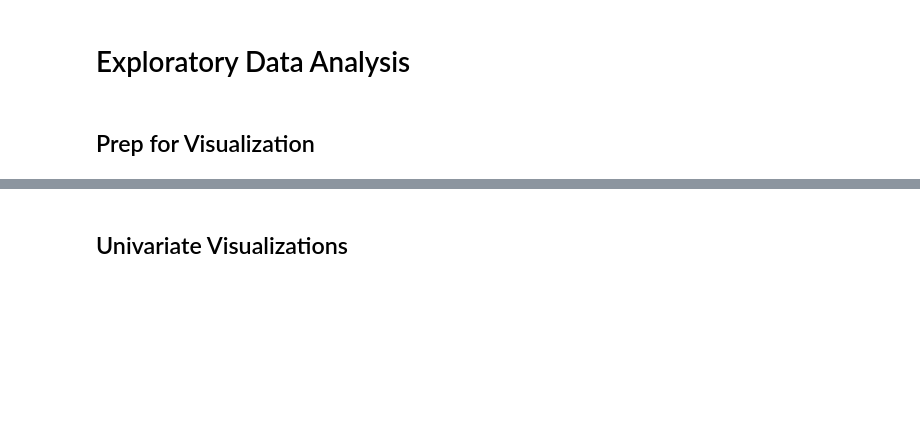
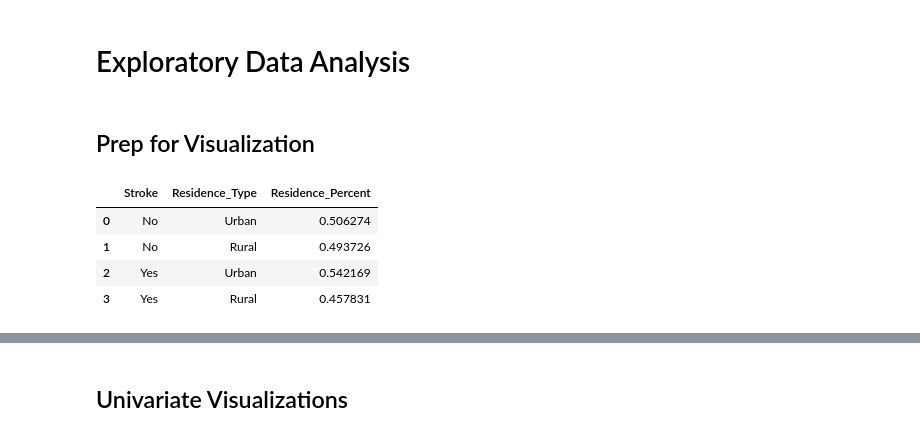
Before and after one commit to Pharmasith/Data-Science-Project-2, a Jupyter notebook: Project_2_Part_3.ipynb, the cells around one changed output, grey strips where cells are left out. Cells and saved outputs as stored; diff of their text form; code cells hidden in the pictures; blank space fills up the shorter version.

```diff
--- a/Project_2_Part_3.ipynb
+++ b/Project_2_Part_3.ipynb
@@ -460,3 +460,12 @@ def age_cohort(age):
 
 vis_df['age group'] = vis_df['Age'].apply(age_cohort)
 vis_df.sort_values('age group', inplace = True)
+# %%
+vis_residence_percent = vis_df.groupby('Stroke')['Residence_Type'].value_counts(normalize=True).rename('Residence_Percent').reset_index()
+vis_residence_percent
+# %% [output]
+|  | Stroke | Residence_Type | Residence_Percent |
+| 0 | No | Urban | 0.506274 |
+| 1 | No | Rural | 0.493726 |
+| 2 | Yes | Urban | 0.542169 |
+| 3 | Yes | Rural | 0.457831 |
```
Also changed, not shown: parts of 23 cells of this notebook.
